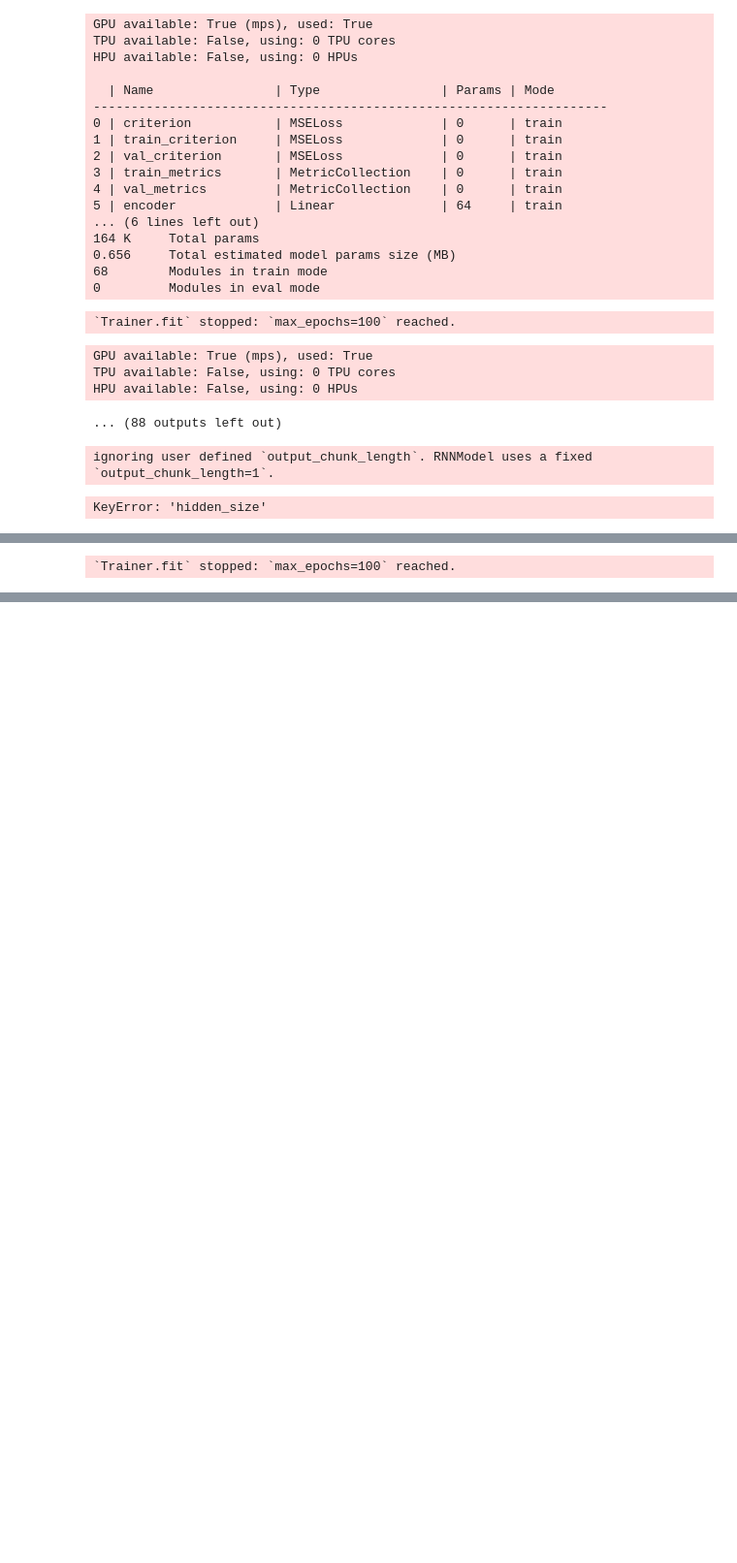
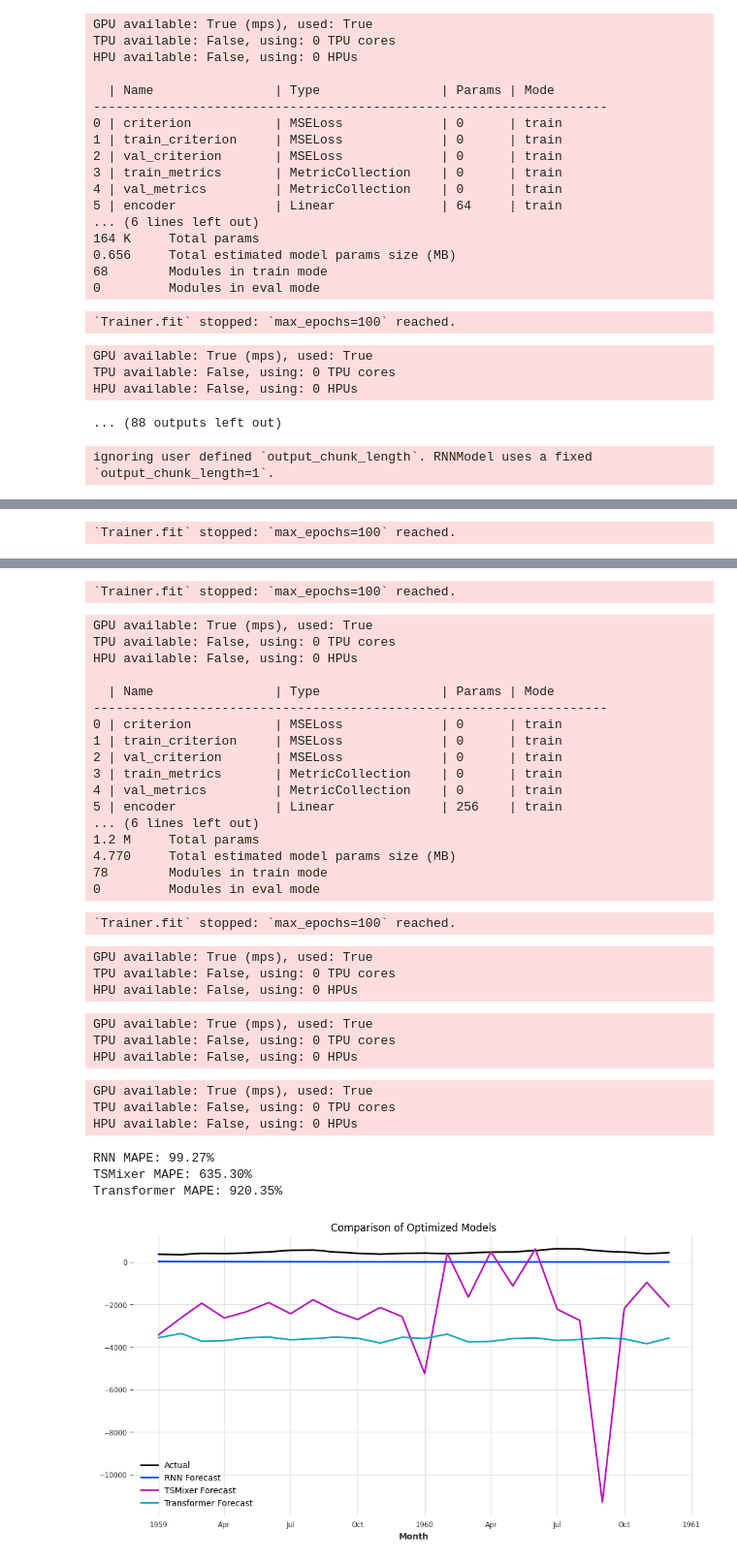
Before and after one commit to sm4rtm4art/TimeSeries, a Jupyter notebook: notebooks/Darts/4_Darts_Time_Mixer.ipynb, the cells around one changed output, grey strips where cells are left out. Shown at 97% size. Saved outputs shown, nothing was run; the diff lists cells and outputs as text; code cells hidden in the pictures; blank space fills up the shorter version.

```diff
--- a/notebooks/Darts/4_Darts_Time_Mixer.ipynb
+++ b/notebooks/Darts/4_Darts_Time_Mixer.ipynb
@@ -843,7 +927,7 @@ best_rnn_model = RNNModel(
     random_state=42,
     training_length=24,
     input_chunk_length=24,
-    output_chunk_length=12
+    output_chunk_length=1
 )
 
 best_tsmixer_model = TSMixerModel(
@@ -870,24 +954,25 @@ best_transformer_model = TransformerModel(
 )
 # %% [output]
 ignoring user defined `output_chunk_length`. RNNModel uses a fixed `output_chunk_length=1`.
-KeyError: 'hidden_size'
+# %%
+scaler = Scaler()
+train_scaled = scaler.fit_transform(train)
+test_scaled = scaler.transform(test)
 # %%
-
 # Train models
-best_rnn_model.fit(train)
-best_tsmixer_model.fit(train)
-best_transformer_model.fit(train)
+best_rnn_model.fit(train_scaled)
+best_tsmixer_model.fit(train_scaled)
+best_transformer_model.fit(train_scaled)
 
 # Make predictions
-rnn_forecast = best_rnn_model.predict(len(test))
-tsmixer_forecast = best_tsmixer_model.predict(len(test))
-transformer_forecast = best_transformer_model.predict(len(test))
+rnn_forecast = best_rnn_model.predict(len(test_scaled))
+tsmixer_forecast = best_tsmixer_model.predict(len(test_scaled))
+transformer_forecast = best_transformer_model.predict(len(test_scaled))
 
 # Inverse transform the forecasts
 rnn_forecast = scaler.inverse_transform(rnn_forecast)
 tsmixer_forecast = scaler.inverse_transform(tsmixer_forecast)
 transformer_forecast = scaler.inverse_transform(transformer_forecast)
-test = scaler.inverse_transform(test)
 
 # Calculate MAPE
 rnn_mape = mape(test, rnn_forecast)
@@ -900,7 +985,7 @@ print(f"Transformer MAPE: {transformer_mape:.2f}%")
 
 # Plot results
 plt.figure(figsize=(12, 6))
-air_passengers[-24:].plot(label='Actual')
+test.plot(label='Actual')
 rnn_forecast.plot(label='RNN Forecast')
 tsmixer_forecast.plot(label='TSMixer Forecast')
 transformer_forecast.plot(label='Transformer Forecast')
@@ -932,0 +1034,32 @@ NameError: name 'best_tsmixer_model' is not defined
+`Trainer.fit` stopped: `max_epochs=100` reached.
+GPU available: True (mps), used: True
+TPU available: False, using: 0 TPU cores
+HPU available: False, using: 0 HPUs
+
+  | Name                | Type                | Params | Mode
+--------------------------------------------------------------------
+0 | criterion           | MSELoss             | 0      | train
+1 | train_criterion     | MSELoss             | 0      | train
+2 | val_criterion       | MSELoss             | 0      | train
+3 | train_metrics       | MetricCollection    | 0      | train
+4 | val_metrics         | MetricCollection    | 0      | train
+5 | encoder             | Linear              | 256    | train
+... (6 lines left out)
+1.2 M     Total params
+4.770     Total estimated model params size (MB)
+78        Modules in train mode
+0         Modules in eval mode
+`Trainer.fit` stopped: `max_epochs=100` reached.
+GPU available: True (mps), used: True
+TPU available: False, using: 0 TPU cores
+HPU available: False, using: 0 HPUs
+GPU available: True (mps), used: True
+TPU available: False, using: 0 TPU cores
+HPU available: False, using: 0 HPUs
+GPU available: True (mps), used: True
+TPU available: False, using: 0 TPU cores
+HPU available: False, using: 0 HPUs
+RNN MAPE: 99.27%
+TSMixer MAPE: 635.30%
+Transformer MAPE: 920.35%
+[figure, added]
```
Also changed, not shown: parts of 5 cells of this notebook.
